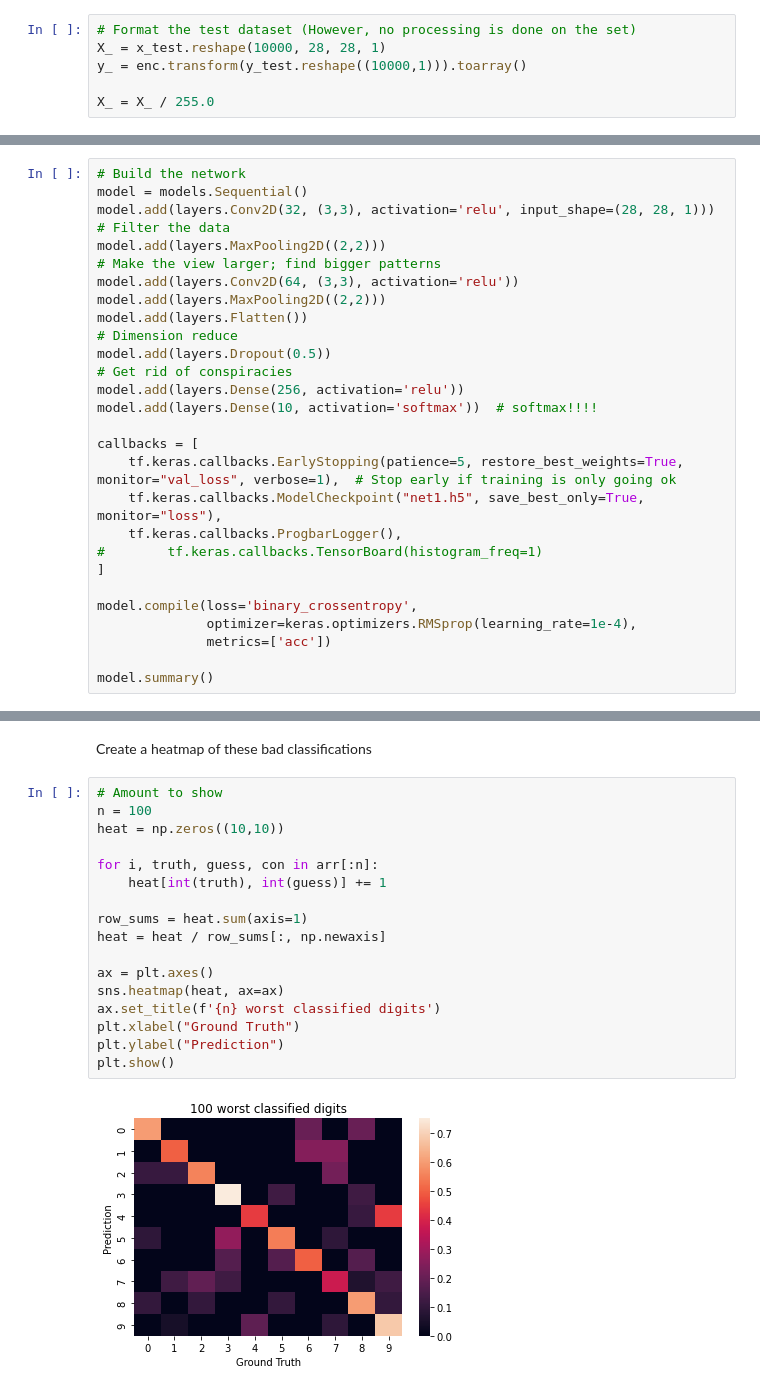
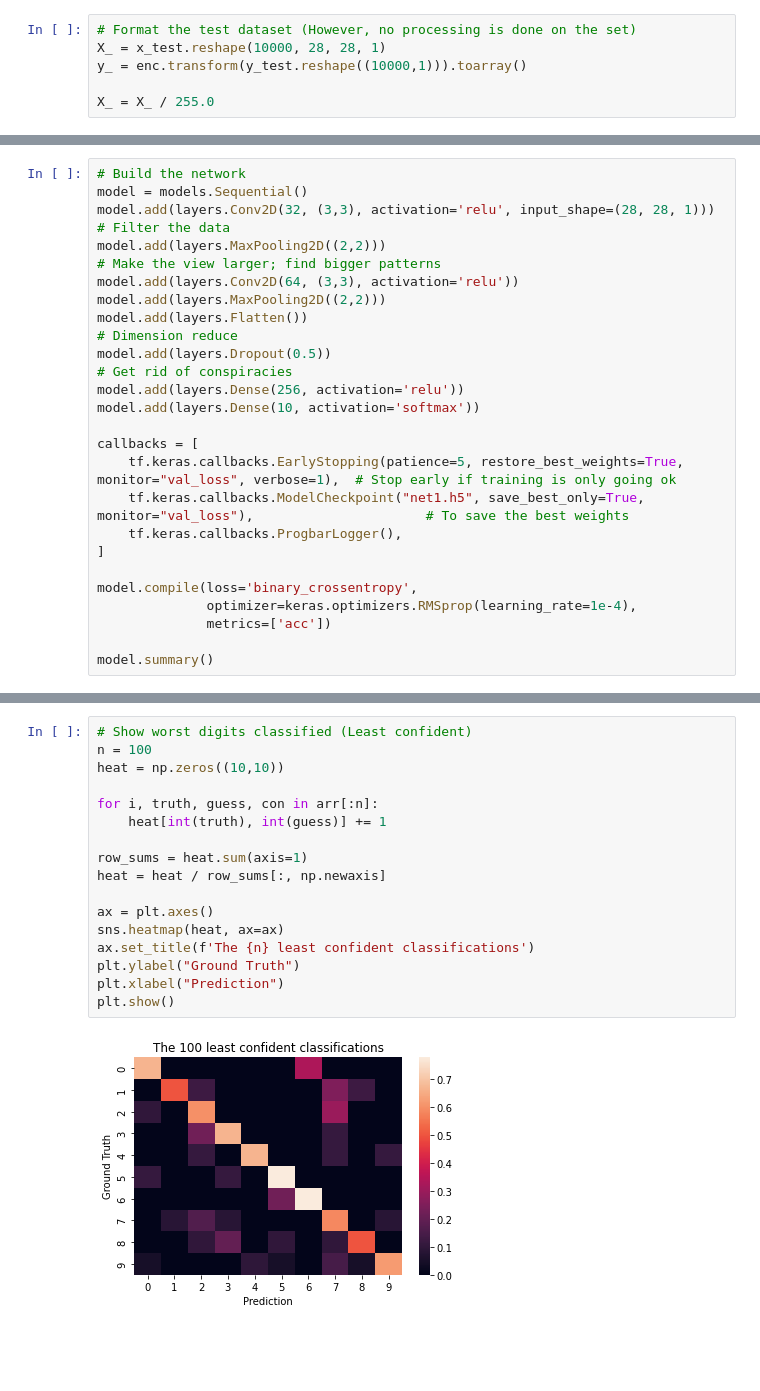
Before and after one commit to gyndlf/ambigious-digits, a Jupyter notebook: mnist_notebook.ipynb, the cells around one changed output, grey strips where cells are left out. Cells and saved outputs as stored; diff of their text form; blank space fills up the shorter version.

```diff
--- a/mnist_notebook.ipynb
+++ b/mnist_notebook.ipynb
@@ -48,13 +48,12 @@ model.add(layers.MaxPooling2D((2,2)))
 model.add(layers.Flatten())                                                      # Dimension reduce
 model.add(layers.Dropout(0.5))                                                   # Get rid of conspiracies
 model.add(layers.Dense(256, activation='relu'))
-model.add(layers.Dense(10, activation='softmax'))  # softmax!!!!
+model.add(layers.Dense(10, activation='softmax'))
 
 callbacks = [
     tf.keras.callbacks.EarlyStopping(patience=5, restore_best_weights=True, monitor="val_loss", verbose=1),  # Stop early if training is only going ok
-    tf.keras.callbacks.ModelCheckpoint("net1.h5", save_best_only=True, monitor="loss"),
+    tf.keras.callbacks.ModelCheckpoint("net1.h5", save_best_only=True, monitor="val_loss"),                      # To save the best weights
     tf.keras.callbacks.ProgbarLogger(),
-#        tf.keras.callbacks.TensorBoard(histogram_freq=1)
 ]
 
 model.compile(loss='binary_crossentropy',
@@ -186,22 +205,20 @@ array([[6.57600000e+03, 7.00000000e+00, 1.00000000e+00, 3.86398584e-01],
-# %% [markdown]
-Create a heatmap of these bad classifications
 # %%
-# Amount to show
+# Show worst digits classified (Least confident)
 n = 100
 heat = np.zeros((10,10))
 
 for i, truth, guess, con in arr[:n]:
     heat[int(truth), int(guess)] += 1
 
 row_sums = heat.sum(axis=1)
 heat = heat / row_sums[:, np.newaxis]
 
 ax = plt.axes()
 sns.heatmap(heat, ax=ax)
-ax.set_title(f'{n} worst classified digits')
-plt.xlabel("Ground Truth")
-plt.ylabel("Prediction")
+ax.set_title(f'The {n} least confident classifications')
+plt.ylabel("Ground Truth")
+plt.xlabel("Prediction")
 plt.show()
 # %% [output]
-[figure, old version]
+[figure, new version]
 # %% [markdown]
```
Also changed, not shown: parts of 19 cells of this notebook, 12 other files.
